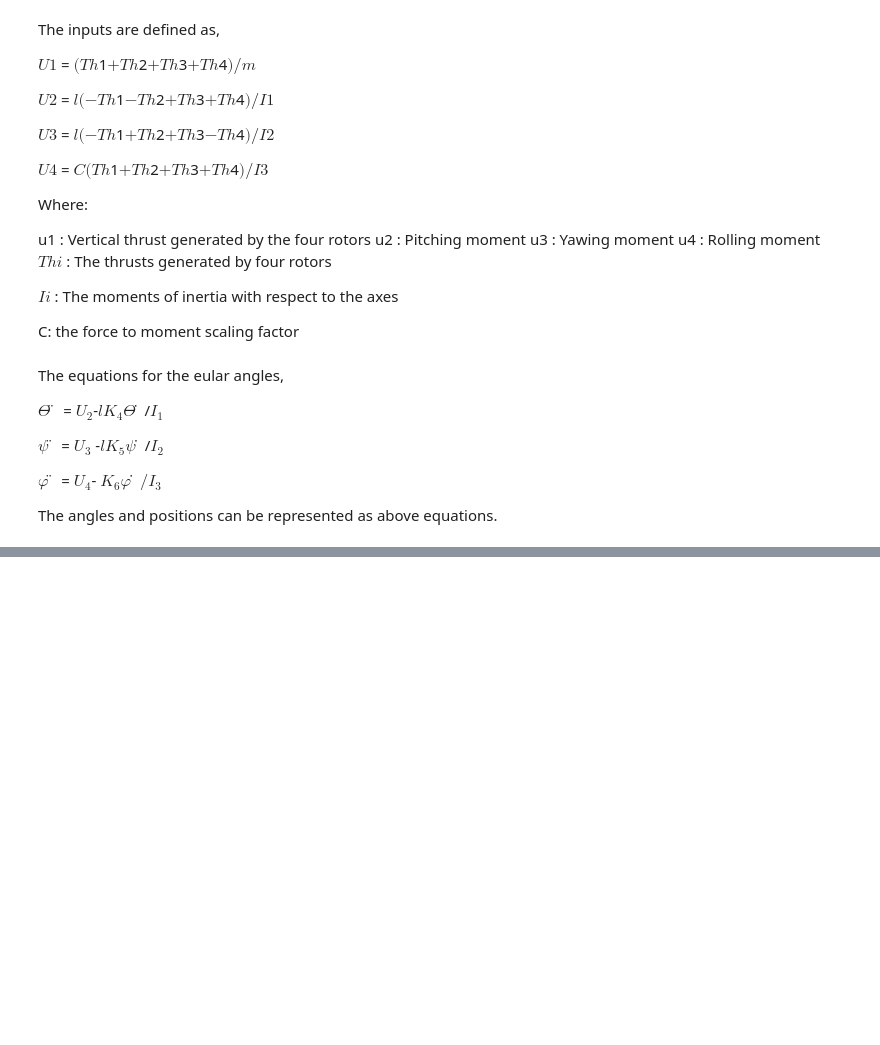
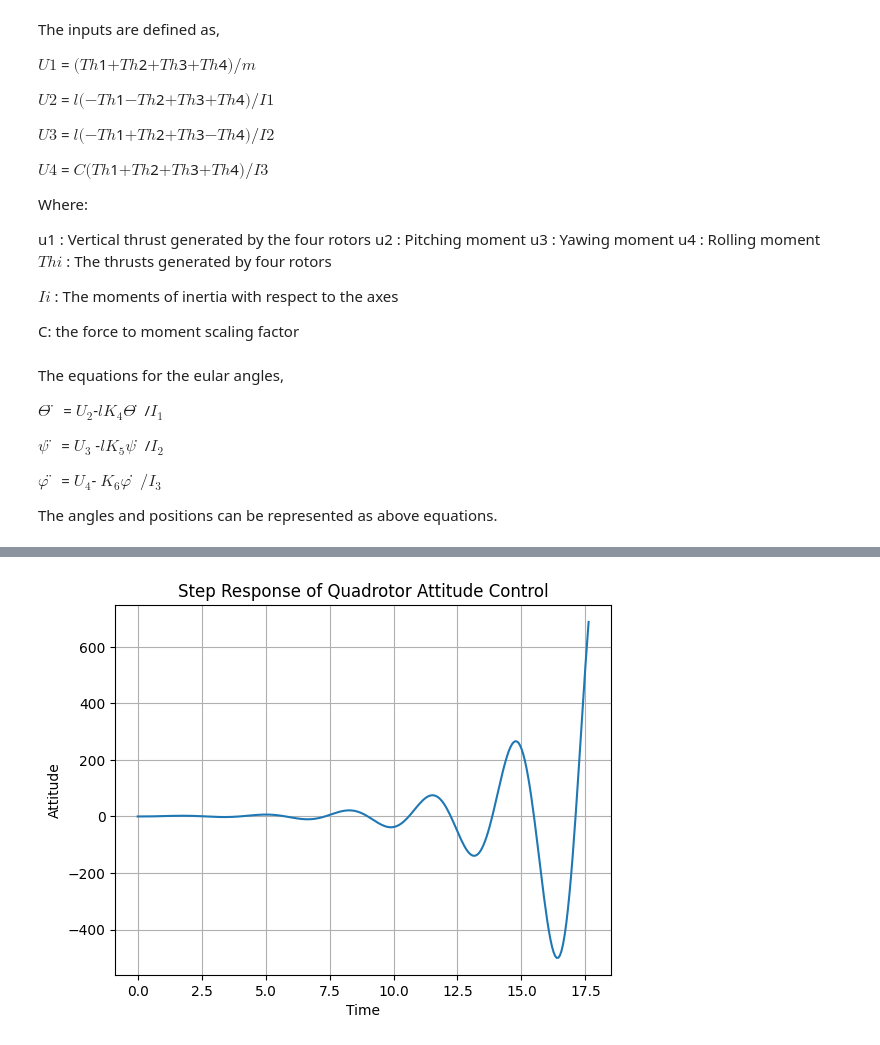
Before and after one commit to ME-UoP-ME421-Feb-2023/Rankine-RF, a Jupyter notebook: GroupRF_ControlSystems_Lab.ipynb, the cells around one changed output, grey strips where cells are left out. Drawn from its saved outputs; the diff is of its cells as text; code cells hidden in the pictures; blank space fills up the shorter version.

```diff
--- a/GroupRF_ControlSystems_Lab.ipynb
+++ b/GroupRF_ControlSystems_Lab.ipynb
@@ -903,0 +924,39 @@ The angles and positions can be represented as above equations.
+# %%
+import control
+import numpy as np
+import matplotlib.pyplot as plt
+
+def quadrotor_attitude_control(Kp, Ki, Kd):
+    # Plant transfer function
+    num = np.array([0, 0, 0, 9.81])
+    den = np.array([1, 2, 1, 0])
+    G = control.tf(num, den)
+
+    # PID controller transfer function
+    C = control.tf([Kd, Kp, Ki], [1, 0])
+
+    # Closed-loop transfer function
+    T = control.feedback(C * G, 1)
+
+    return T
+
+# PID controller gains
+Kp = 1.0
+Ki = 0.5
+Kd = 0.2
+
+# Get the closed-loop transfer function
+T = quadrotor_attitude_control(Kp, Ki, Kd)
+
+# Compute the step response
+t, y = control.step_response(T)
+
+# Plot the step response
+plt.plot(t, y)
+plt.xlabel('Time')
+plt.ylabel('Attitude')
+plt.title('Step Response of Quadrotor Attitude Control')
+plt.grid(True)
+plt.show()
+# %% [output]
+[figure, added]
```
Also changed, not shown: parts of 1 cell of this notebook.
